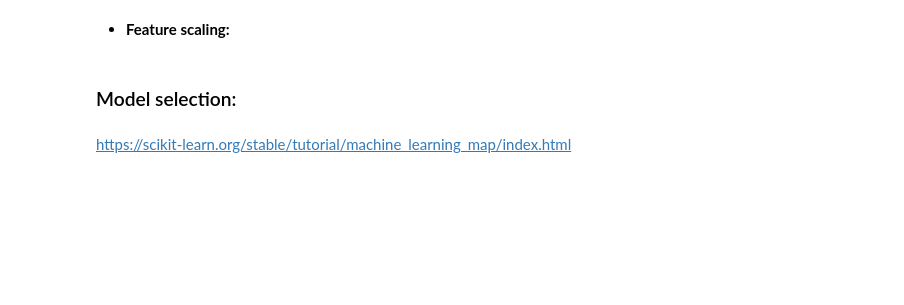
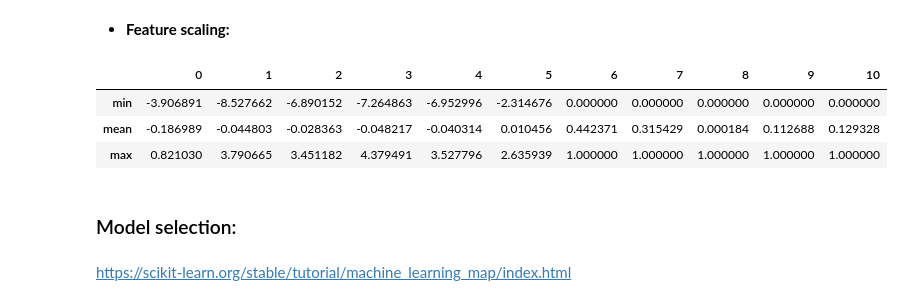
Before and after one commit to mohebmaher/GDSC-Core-Team-Training, a Jupyter notebook: Assignment-05/assignment_05.ipynb, the cells around one changed output. Saved outputs shown, nothing was run; the diff lists cells and outputs as text; code cells hidden in the pictures; blank space fills up the shorter version.

```diff
--- a/Assignment-05/assignment_05.ipynb
+++ b/Assignment-05/assignment_05.ipynb
@@ -236,2 +234,17 @@ X_train_scaled = scaler.fit_transform(X_train)
+# %%
+# Explore the min, mean & max after transformation:
+summary_stats = np.array([
+    X_train_transformed.min(axis=0),
+    X_train_transformed.mean(axis=0),
+    X_train_transformed.max(axis=0)
+])
+
+summary_stats = pd.DataFrame(data=summary_stats, index=["min", "mean", "max"])
+summary_stats
+# %% [output]
+|  | 0 | 1 | 2 | 3 | 4 | 5 | 6 | 7 | 8 | 9 | 10 |
+| min | -3.906891 | -8.527662 | -6.890152 | -7.264863 | -6.952996 | -2.314676 | 0.000000 | 0.000000 | 0.000000 | 0.000000 | 0.000000 |
+| mean | -0.186989 | -0.044803 | -0.028363 | -0.048217 | -0.040314 | 0.010456 | 0.442371 | 0.315429 | 0.000184 | 0.112688 | 0.129328 |
+| max | 0.821030 | 3.790665 | 3.451182 | 4.379491 | 3.527796 | 2.635939 | 1.000000 | 1.000000 | 1.000000 | 1.000000 | 1.000000 |
 # %%
 # Transform the training set:
```
Also changed, not shown: parts of 20 cells of this notebook.
